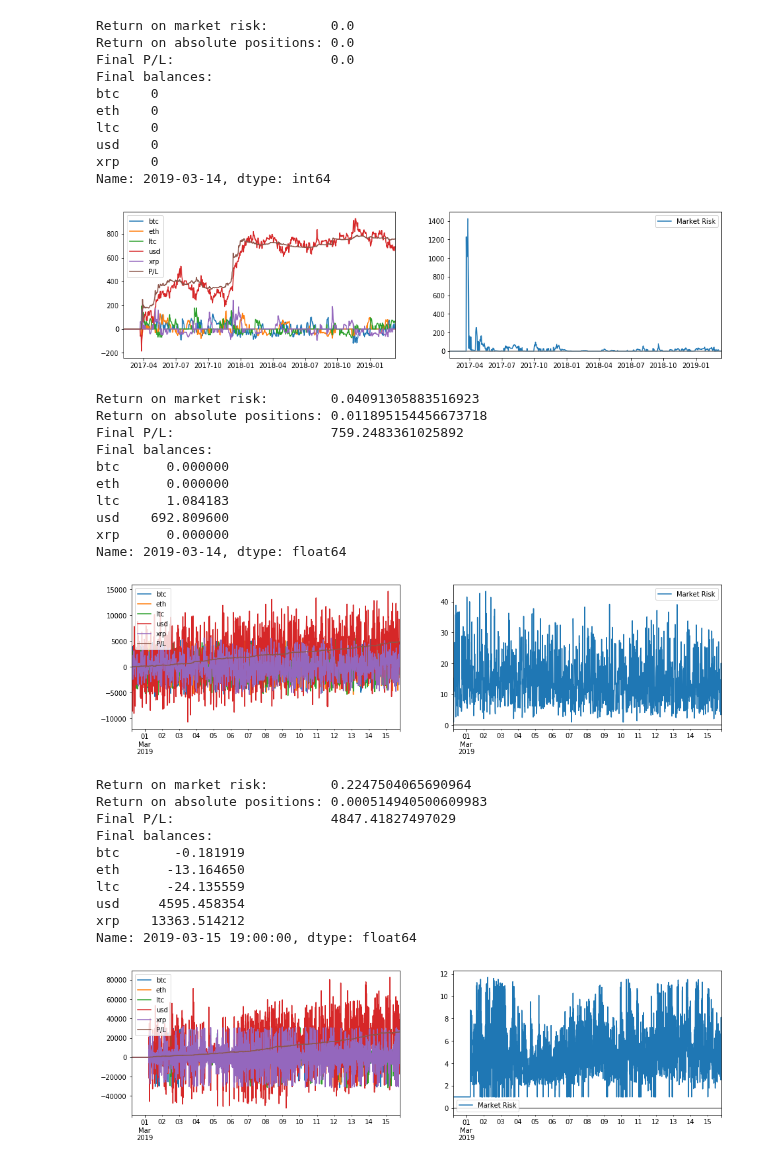
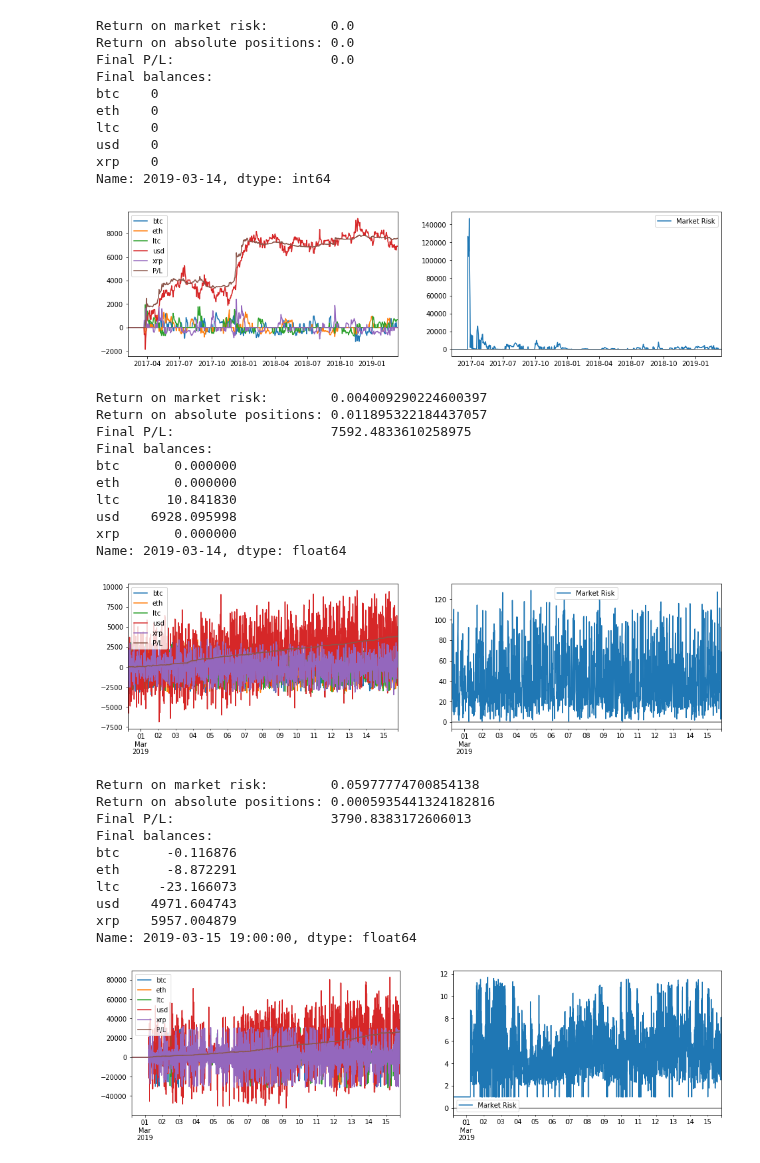
Before and after one commit to cambrian/quant, a Jupyter notebook: research/analysis.ipynb, the cells around one changed output. Cells and saved outputs as stored; diff of their text form; code cells hidden in the pictures.

Commit message:
calculate variance using variance not stddev lol

```diff
--- a/research/analysis.ipynb
+++ b/research/analysis.ipynb
@@ -115,11 +115,11 @@ def pnl(balances, prices):
     return usd
 
 def market_risk(pca, balances):
-    '''sqrt(sum(position * var(currency) * pc1[currency]))'''
+    '''Determines how much our P/L can change given 1-stddev movements along the pca components.
+    sqrt(sum_pca(abs(sum_currency(position(currency)^2 * var(pc1) * pc1[currency]))))'''
     balances = pd.DataFrame([{(k+'_usd'):v for k,v in balances.items() if k != 'usd'}])
-    pca_stddevs = np.sqrt(pca.explained_variance_)
     components = pd.DataFrame(pca.components_, columns = data['prices'].columns)
-    component_variances = components.mul(pd.Series(pca_stddevs), axis=0)
+    component_variances = components.mul(pca.explained_variance_, axis=0)
     pca_position_variances = component_variances.values.dot((balances * balances.abs()).values.T)
     risk = np.sqrt(np.abs(pca_position_variances).sum()) # np.linalg.norm(pca_position_variances)
     return max(1e-10, risk) # avoid div by 0
@@ -265,30 +265,30 @@ class StatArb(Strategy):
 
 plot_results(evaluate(StatArb(correlation_window_size = 48, movement_half_life = .01, size = 1000, min_edge = 0.25), data))
 # %% [output]
-[figure, old version]
+[figure, new version]
-Return on market risk:        0.04091305883516923
-Return on absolute positions: 0.011895154456673718
-Final P/L:                    759.2483361025892
+Return on market risk:        0.004009290224600397
+Return on absolute positions: 0.011895322184437057
+Final P/L:                    7592.4833610258975
 Final balances:
-btc      0.000000
-eth      0.000000
-ltc      1.084183
-usd    692.809600
-xrp      0.000000
+btc       0.000000
+eth       0.000000
+ltc      10.841830
+usd    6928.095998
+xrp       0.000000
 Name: 2019-03-14, dtype: float64
 # %%
-plot_results(evaluate(StatArb(correlation_window_size = 4, movement_half_life = 4, size = 1000, min_edge = 0.25), data_15min))
+plot_results(evaluate(StatArb(correlation_window_size = 3, movement_half_life = 3, size = 1000, min_edge = 0.25), data_15min))
 # %% [output]
-[figure, old version]
+[figure, new version]
-Return on market risk:        0.2247504065690964
-Return on absolute positions: 0.000514940500609983
-Final P/L:                    4847.41827497029
+Return on market risk:        0.05977774700854138
+Return on absolute positions: 0.0005935441324182816
+Final P/L:                    3790.8383172606013
 Final balances:
-btc       -0.181919
-eth      -13.164650
-ltc      -24.135559
-usd     4595.458354
-xrp    13363.514212
+btc      -0.116876
+eth      -8.872291
+ltc     -23.166073
+usd    4971.604743
+xrp    5957.004879
 Name: 2019-03-15 19:00:00, dtype: float64
 # %%
 plot_results(evaluate(StatArb(correlation_window_size = 3, movement_half_life = 288, size = 100, min_edge = 0.25), data_5min))
```
Also changed, not shown: parts of 1 cell of this notebook.
